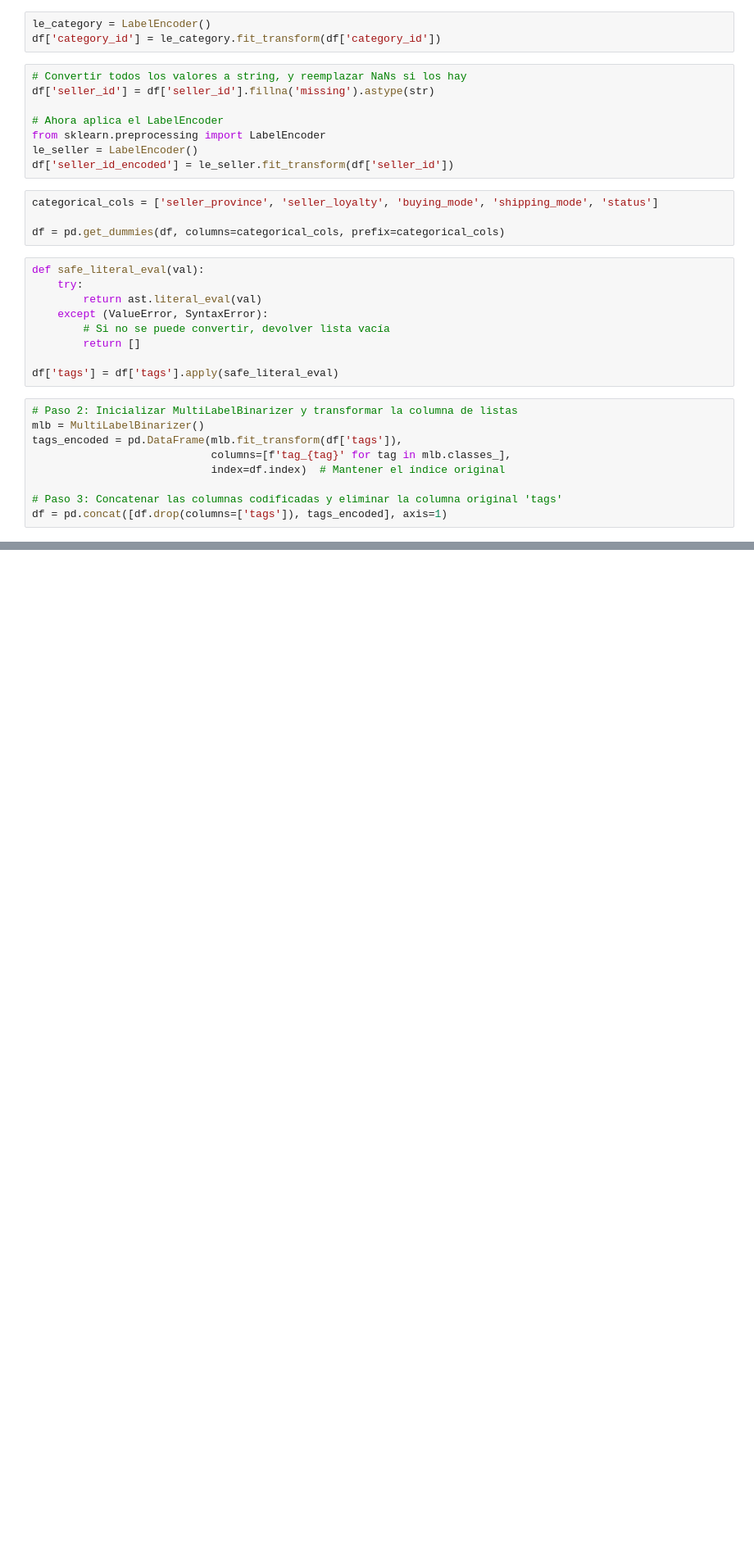
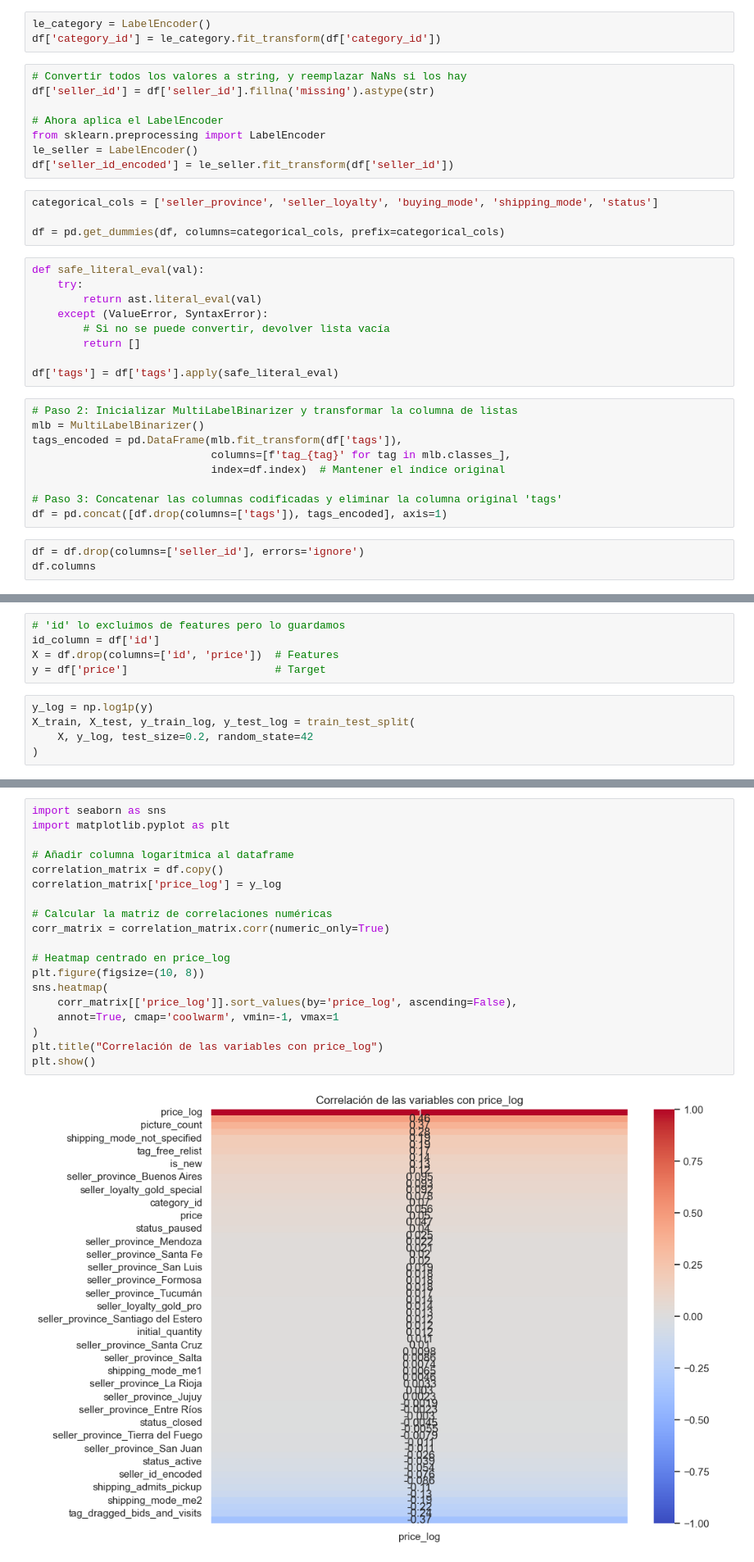
Before and after one commit to LinaAguilar/mercado-libre-data-scientist-prueba, a Jupyter notebook: notebooks/exploracion.ipynb, the cells around one changed output, grey strips where cells are left out. Shown at 82% size. Drawn from its saved outputs; the diff is of its cells as text; blank space fills up the shorter version.

```diff
--- a/notebooks/exploracion.ipynb
+++ b/notebooks/exploracion.ipynb
@@ -292,3 +298,6 @@ tags_encoded = pd.DataFrame(mlb.fit_transform(df['tags']),
 
 # Paso 3: Concatenar las columnas codificadas y eliminar la columna original 'tags'
 df = pd.concat([df.drop(columns=['tags']), tags_encoded], axis=1)
+# %%
+df = df.drop(columns=['seller_id'], errors='ignore')
+df.columns
@@ -294,0 +350,10 @@ df = pd.concat([df.drop(columns=['tags']), tags_encoded], axis=1)
+# %%
+# 'id' lo excluimos de features pero lo guardamos
+id_column = df['id']
+X = df.drop(columns=['id', 'price'])  # Features
+y = df['price']                       # Target
+# %%
+y_log = np.log1p(y)
+X_train, X_test, y_train_log, y_test_log = train_test_split(
+    X, y_log, test_size=0.2, random_state=42
+)
@@ -294,0 +444,21 @@ df = pd.concat([df.drop(columns=['tags']), tags_encoded], axis=1)
+# %%
+import seaborn as sns
+import matplotlib.pyplot as plt
+
+# Añadir columna logarítmica al dataframe
+correlation_matrix = df.copy()
+correlation_matrix['price_log'] = y_log
+
+# Calcular la matriz de correlaciones numéricas
+corr_matrix = correlation_matrix.corr(numeric_only=True)
+
+# Heatmap centrado en price_log
+plt.figure(figsize=(10, 8))
+sns.heatmap(
+    corr_matrix[['price_log']].sort_values(by='price_log', ascending=False),
+    annot=True, cmap='coolwarm', vmin=-1, vmax=1
+)
+plt.title("Correlación de las variables con price_log")
+plt.show()
+# %% [output]
+[figure, added]
```
Also changed, not shown: parts of 39 cells of this notebook, 15 other files.
